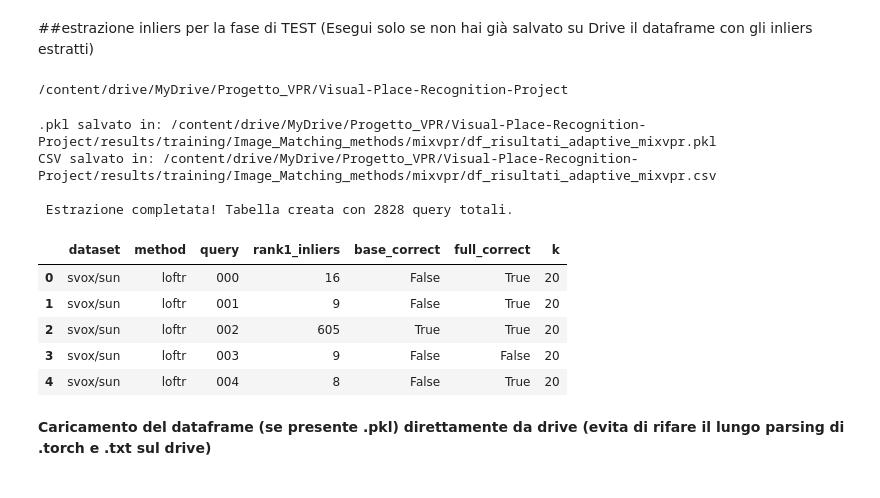
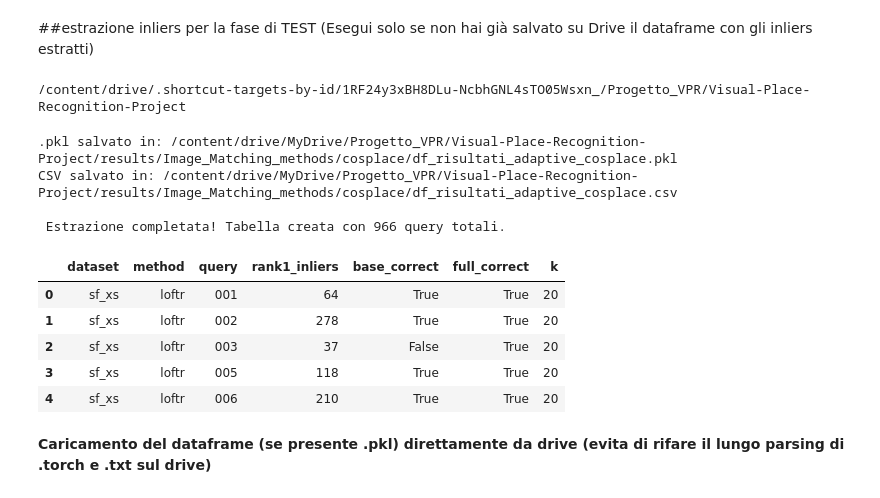
Before and after one commit to androsida/Visual-Place-Recognition-Project, a Jupyter notebook: start_your_project.ipynb, the cells around one changed output. Cells and saved outputs as stored; diff of their text form; code cells hidden in the pictures.

```diff
--- a/start_your_project.ipynb
+++ b/start_your_project.ipynb
@@ -10,7 +10,7 @@ Drive already mounted at /content/drive; to attempt to forcibly remount, call dr
 # %%
 #IMPORTANTE: Scegli il tuo VPR method! (usa il nome formattato esattamente come nelle cartelle drive)
 
-vpr_method = "mixvpr"
+vpr_method = "cosplace"
 # %%
 !pip install wandb
 
@@ -415,8 +415,8 @@ from tqdm import tqdm
 
 # 1. Configurazione Iniziale
 
-datasets = ["svox/sun", "svox/night","tokyo_xs","sf_xs"]
-methods = ['loftr', 'superpoint-lg','superglue']
+datasets = ["sf_xs"]
+methods = ['loftr']
 base_dir = '/content/drive/MyDrive/Progetto_VPR/Visual-Place-Recognition-Project/results'
 
 tutti_i_dati = []
@@ -431,7 +431,7 @@ for dataset in datasets:
         if not os.path.exists(inliers_dir) or not os.path.exists(preds_dir):
             continue
 
-        torch_files = glob(os.path.join(inliers_dir, "*.torch"))
+        torch_files = sorted( glob(os.path.join(inliers_dir, "*.torch")), key=lambda p: int(Path(p).stem) if Path(p).stem.isdigit() else Path(p).stem )
 
         for torch_path in tqdm(torch_files, desc=f"Estrazione {dataset}/{method}", leave=False):
             q_name = Path(torch_path).stem
@@ -487,42 +487,42 @@ for dataset in datasets:
                 "dataset": dataset,
                 "method": method,
                 "query": q_name,
                 "rank1_inliers": inliers_list[0],
                 "base_correct": base_correct,
                 "full_correct": full_correct,
                 "k": k
             })
 
 # 3. Creazione del DataFrame globale in memoria
 df_risultati = pd.DataFrame(tutti_i_dati)
 # 4. Salvataggio direttamente nella cartella drive del metodo VPR del csv e del .pkl
 output_dir = Path(base_dir) / "Image_Matching_methods" / vpr_method
 output_dir.mkdir(parents=True, exist_ok=True)
 
 pkl_path = output_dir / f"df_risultati_adaptive_{vpr_method}.pkl"
 csv_path = output_dir / f"df_risultati_adaptive_{vpr_method}.csv"
 
 df_risultati.to_pickle(pkl_path)
 df_risultati.to_csv(csv_path, index=False)
 
 
 print(f".pkl salvato in: {pkl_path}")
 print(f"CSV salvato in: {csv_path}")
 print(f"\n Estrazione completata! Tabella creata con {len(df_risultati)} query totali.")
 
 df_risultati.head()
 # %% [output]
-/content/drive/MyDrive/Progetto_VPR/Visual-Place-Recognition-Project
+/content/drive/.shortcut-targets-by-id/1RF24y3xBH8DLu-NcbhGNL4sTO05Wsxn_/Progetto_VPR/Visual-Place-Recognition-Project
-.pkl salvato in: /content/drive/MyDrive/Progetto_VPR/Visual-Place-Recognition-Project/results/training/Image_Matching_methods/mixvpr/df_risultati_adaptive_mixvpr.pkl
-CSV salvato in: /content/drive/MyDrive/Progetto_VPR/Visual-Place-Recognition-Project/results/training/Image_Matching_methods/mixvpr/df_risultati_adaptive_mixvpr.csv
+.pkl salvato in: /content/drive/MyDrive/Progetto_VPR/Visual-Place-Recognition-Project/results/Image_Matching_methods/cosplace/df_risultati_adaptive_cosplace.pkl
+CSV salvato in: /content/drive/MyDrive/Progetto_VPR/Visual-Place-Recognition-Project/results/Image_Matching_methods/cosplace/df_risultati_adaptive_cosplace.csv
 
- Estrazione completata! Tabella creata con 2828 query totali.
+ Estrazione completata! Tabella creata con 966 query totali.
 |  | dataset | method | query | rank1_inliers | base_correct | full_correct | k |
-| 0 | svox/sun | loftr | 000 | 16 | False | True | 20 |
-| 1 | svox/sun | loftr | 001 | 9 | False | True | 20 |
-| 2 | svox/sun | loftr | 002 | 605 | True | True | 20 |
-| 3 | svox/sun | loftr | 003 | 9 | False | False | 20 |
-| 4 | svox/sun | loftr | 004 | 8 | False | True | 20 |
+| 0 | sf_xs | loftr | 001 | 64 | True | True | 20 |
+| 1 | sf_xs | loftr | 002 | 278 | True | True | 20 |
+| 2 | sf_xs | loftr | 003 | 37 | False | True | 20 |
+| 3 | sf_xs | loftr | 005 | 118 | True | True | 20 |
+| 4 | sf_xs | loftr | 006 | 210 | True | True | 20 |
 # %% [markdown]
 **Caricamento del dataframe (se presente .pkl) direttamente da drive (evita di rifare il lungo parsing di .torch e .txt sul drive)**
 # %%
```
Also changed, not shown: parts of 2 cells of this notebook.
